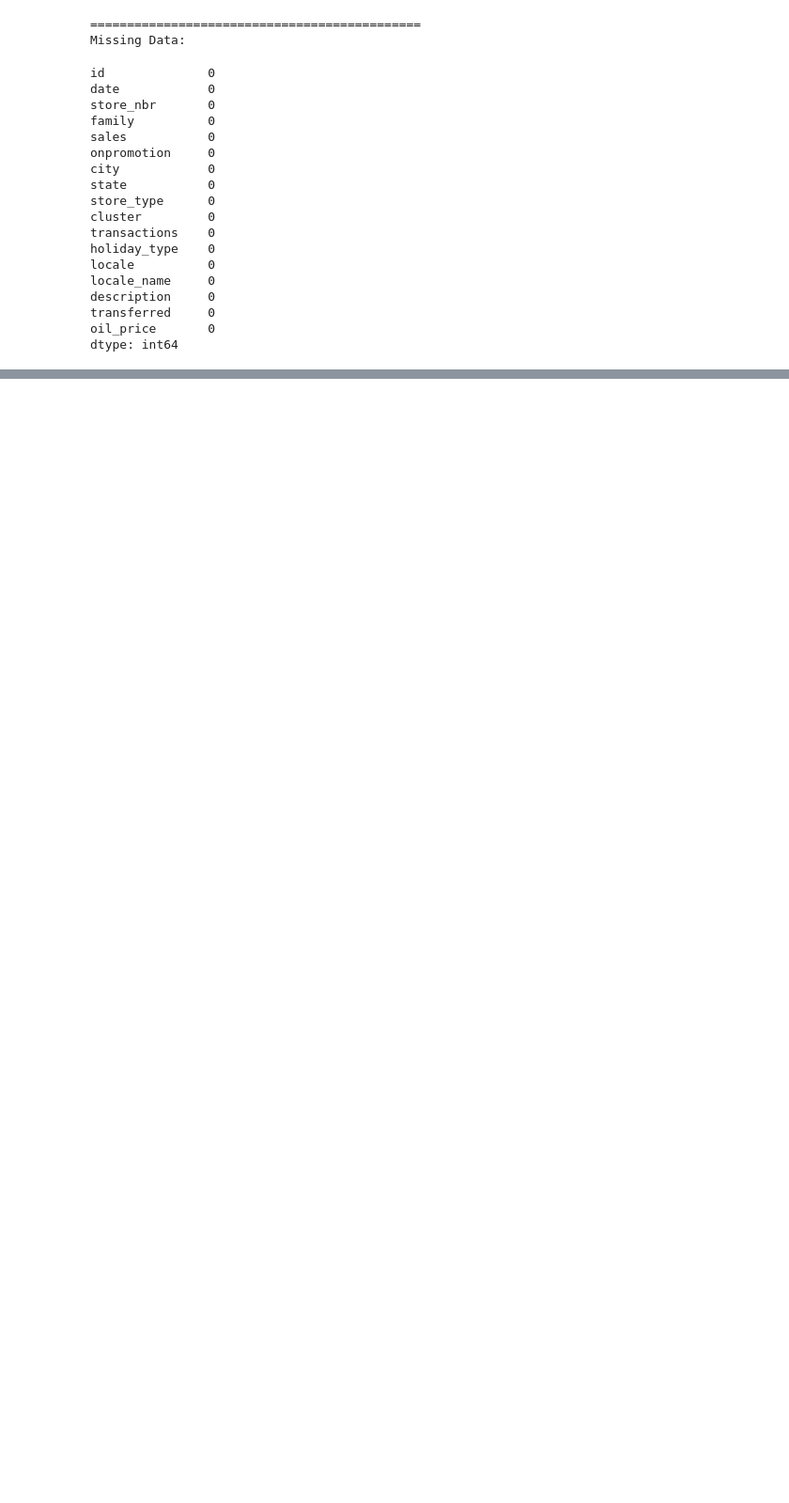
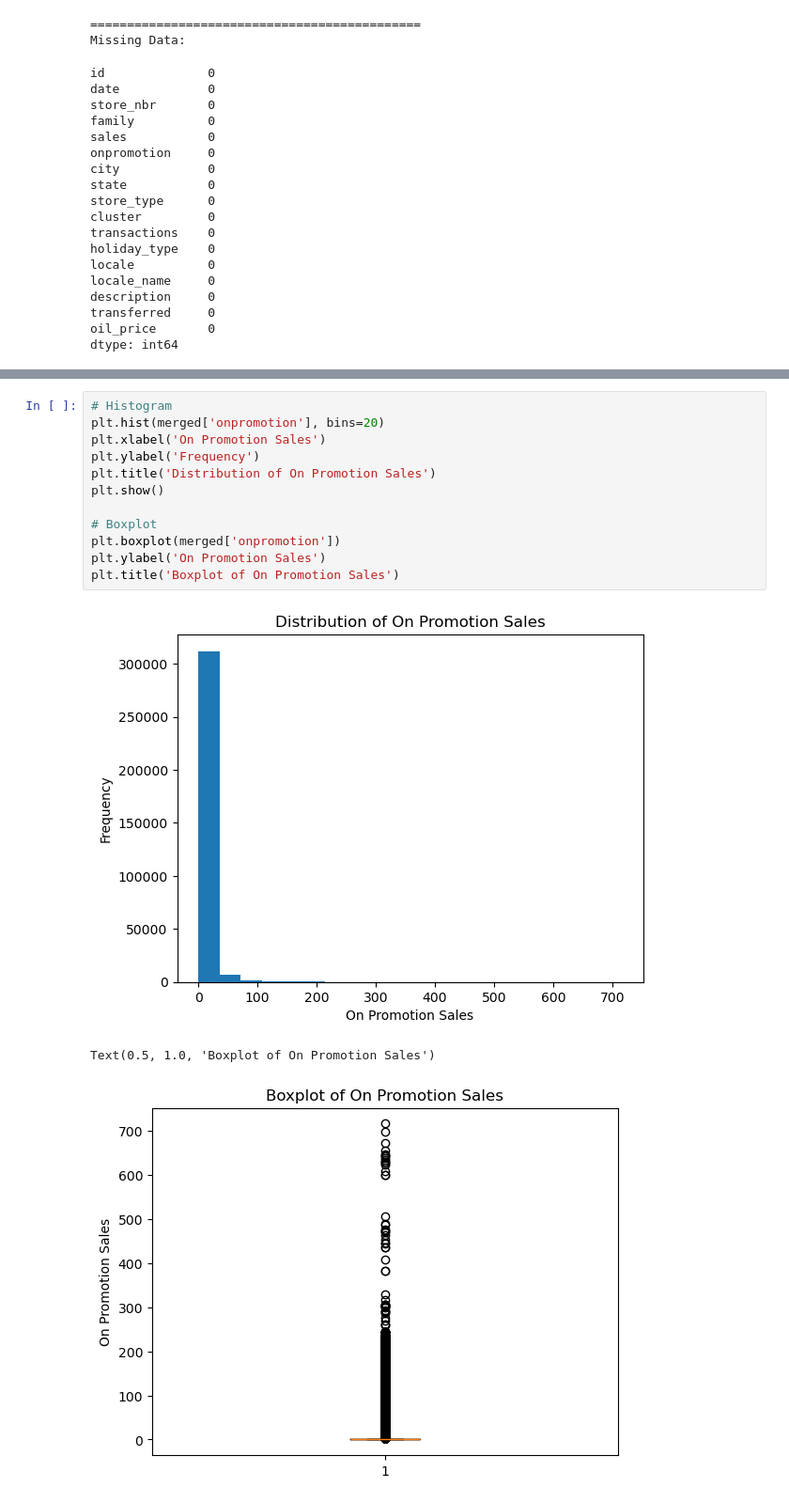
Before and after one commit to edmar-bevilaqua/store-sales-tsf-kaggle-competition, a Jupyter notebook: store-sales-tsf.ipynb, the cells around one changed output, grey strips where cells are left out. Shown at 94% size. Cells and saved outputs as stored; diff of their text form; blank space fills up the shorter version.

```diff
--- a/store-sales-tsf.ipynb
+++ b/store-sales-tsf.ipynb
@@ -579,0 +659,16 @@ dtype: int64
+# %%
+# Histogram
+plt.hist(merged['onpromotion'], bins=20)
+plt.xlabel('On Promotion Sales')
+plt.ylabel('Frequency')
+plt.title('Distribution of On Promotion Sales')
+plt.show()
+
+# Boxplot
+plt.boxplot(merged['onpromotion'])
+plt.ylabel('On Promotion Sales')
+plt.title('Boxplot of On Promotion Sales')
+# %% [output]
+[figure, added]
+Text(0.5, 1.0, 'Boxplot of On Promotion Sales')
+[figure, added]
```
Also changed, not shown: parts of 12 cells of this notebook.
